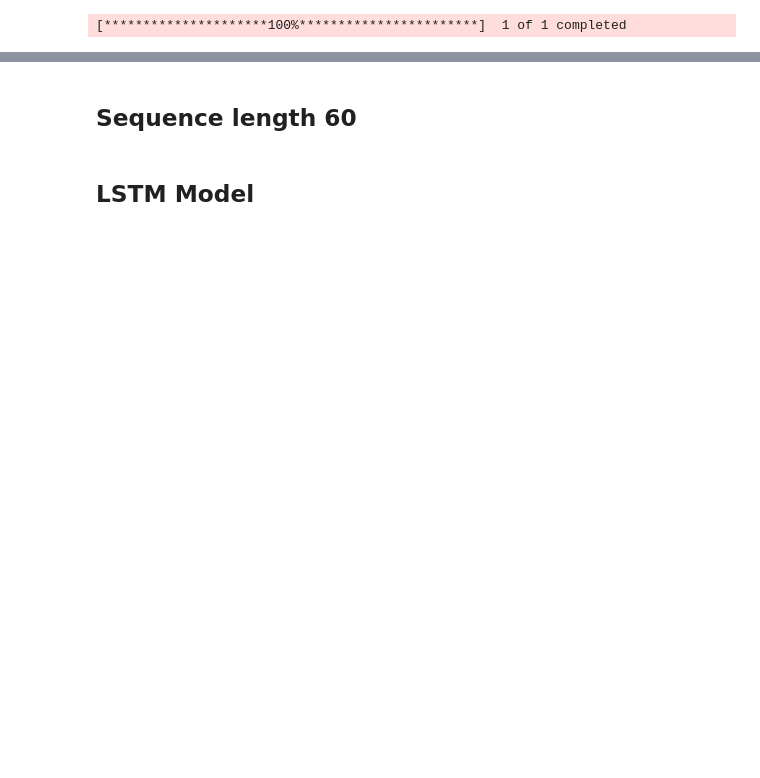
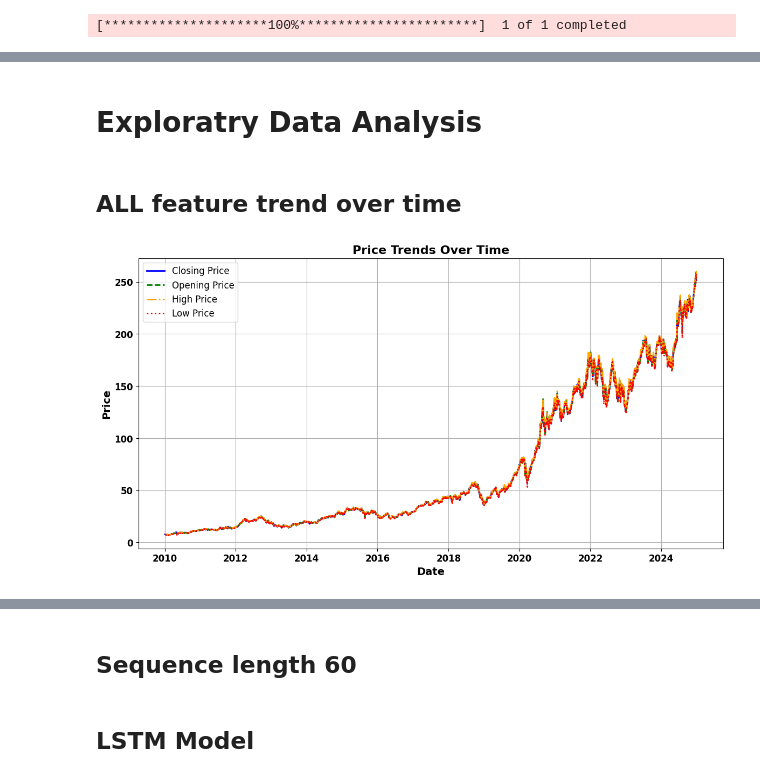
Before and after one commit to Z-Kainat/DatascienceReseachProject, a Jupyter notebook: CodeFile.ipynb, the cells around one changed output, grey strips where cells are left out. Cells and saved outputs as stored; diff of their text form; code cells hidden in the pictures; blank space fills up the shorter version.

```diff
--- a/CodeFile.ipynb
+++ b/CodeFile.ipynb
@@ -36,0 +55,38 @@ df
+# %% [markdown]
+# **Exploratry Data Analysis**
+# %%
+import pandas as pd
+import numpy as np
+import matplotlib.pyplot as plt
+import seaborn as sns
+
+# Assuming df is already loaded and column names are flattened
+df.columns = [col[0] for col in df.columns]  # Flatten MultiIndex columns
+# %% [markdown]
+## **ALL feature trend over time**
+# %%
+import matplotlib.pyplot as plt
+
+#  Plot Multiple Features
+plt.figure(figsize=(14, 7))
+
+# Plot each feature with a unique color and label
+plt.plot(df.index, df['Close'], label='Closing Price', color='blue', linewidth=2)
+plt.plot(df.index, df['Open'], label='Opening Price', color='green', linewidth=2, linestyle='--')
+plt.plot(df.index, df['High'], label='High Price', color='orange', linewidth=2, linestyle='-.')
+plt.plot(df.index, df['Low'], label='Low Price', color='red', linewidth=2, linestyle=':')
+
+# Add title, labels, legend, and grid
+plt.title('Price Trends Over Time', fontsize=16, fontweight='bold')
+plt.xlabel('Date', fontsize=14, fontweight='bold')
+plt.ylabel('Price', fontsize=14, fontweight='bold')
+plt.legend(fontsize=12)
+plt.grid()
+
+# Bold the x-axis ticks and labels
+plt.xticks(fontsize=12, fontweight='bold')
+plt.yticks(fontsize=12, fontweight='bold')
+
+plt.show()
+# %% [output]
+[figure, added]
```
Also changed, not shown: parts of 36 cells of this notebook.
